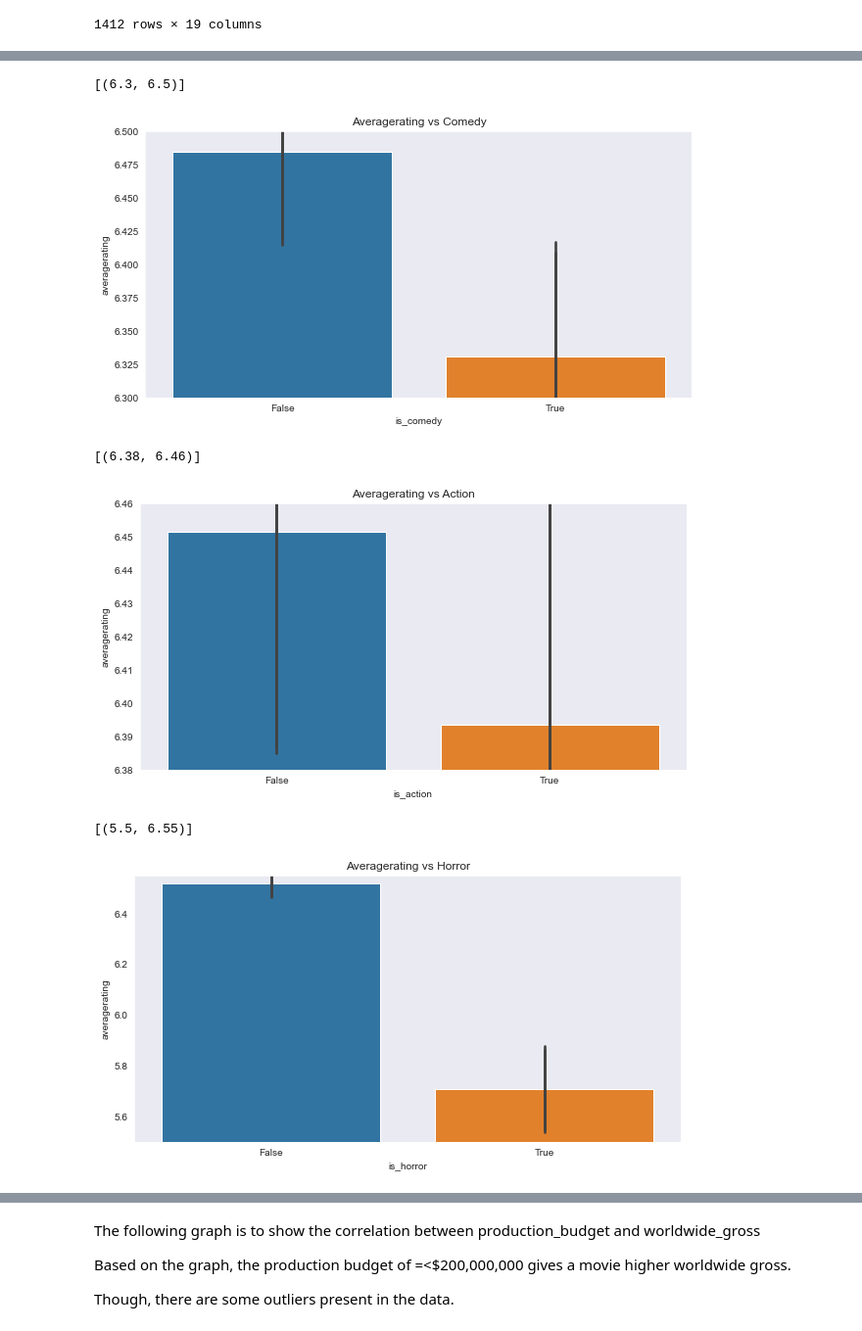
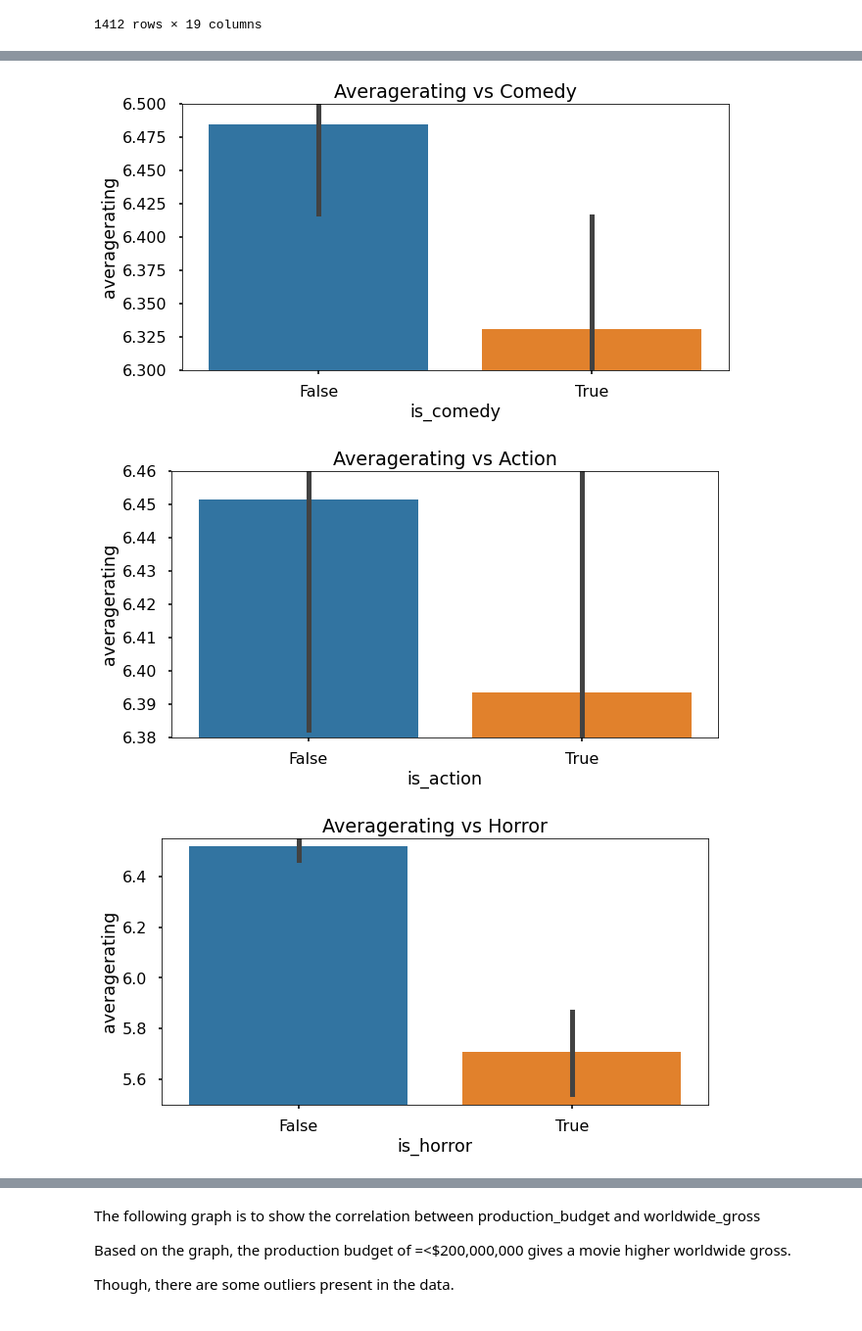
Before and after one commit to maliha1009/dsc-phase-1-project-v2-3, a Jupyter notebook: student.ipynb, the cells around one changed output, grey strips where cells are left out. Shown at 98% size. Cells and saved outputs as stored; diff of their text form; code cells hidden in the pictures.

```diff
--- a/student.ipynb
+++ b/student.ipynb
@@ -246,8 +236,10 @@ Any movie with higher than 115 mins have =<6 ratings.
 # %%
 #To draw bar graph:
-plt.figure(figsize=(100,20))
-plt.title("Average Rating vs Movie Run Time")
-sns.barplot(x = 'runtime_minutes', y = 'averagerating', data = filtered_all_df)
-g=sns.barplot(x = 'runtime_minutes', y = 'averagerating', data = filtered_all_df)
-g.set(ylim=(6.5, 8))
+with plt.style.context("seaborn-poster"):
+
+    plt.figure(figsize=(100,50))
+    plt.title("Average Rating vs Movie Run Time")
+    sns.barplot(x = 'runtime_minutes', y = 'averagerating', data = filtered_all_df)
+    g=sns.barplot(x = 'runtime_minutes', y = 'averagerating', data = filtered_all_df, color="#0e98e3")
+    g.set(ylim=(6.5, 8))
 # %% [output]
@@ -276,30 +276,30 @@ g.set(ylim=(6.3, 6.7))
 # %%
 #To draw bar graph:
-plt.figure(figsize=(10,5))
-plt.title("Averagerating vs Comedy")
-sns.barplot(x = 'is_comedy', y = 'averagerating', data = filtered_all_df)
-g=sns.barplot(x = 'is_comedy', y = 'averagerating', data = filtered_all_df)
-g.set(ylim=(6.30, 6.5))
+with plt.style.context("seaborn-poster"):
+
+    plt.figure(figsize=(10,5))
+    plt.title("Averagerating vs Comedy")
+    g=sns.barplot(x = 'is_comedy', y = 'averagerating', data = filtered_all_df)
+    g.set(ylim=(6.30, 6.5))
 # %% [output]
-[(6.3, 6.5)]
-[figure, old version]
+[figure, new version]
 # %%
 #To draw bar graph:
-plt.figure(figsize=(10,5))
-plt.title("Averagerating vs Action")
-sns.barplot(x = 'is_action', y = 'averagerating', data = filtered_all_df)
-g=sns.barplot(x = 'is_action', y = 'averagerating', data = filtered_all_df)
-g.set(ylim=(6.38, 6.46))
+with plt.style.context("seaborn-poster"):
+
+    plt.figure(figsize=(10,5))
+    plt.title("Averagerating vs Action")
+    g=sns.barplot(x = 'is_action', y = 'averagerating', data = filtered_all_df)
+    g.set(ylim=(6.38, 6.46))
 # %% [output]
-[(6.38, 6.46)]
-[figure, old version]
+[figure, new version]
 # %%
 #To draw bar graph:
-plt.figure(figsize=(10,5))
-plt.title("Averagerating vs Horror")
-sns.barplot(x = 'is_horror', y = 'averagerating', data = filtered_all_df)
-g=sns.barplot(x = 'is_horror', y = 'averagerating', data = filtered_all_df)
-g.set(ylim=(5.5, 6.55))
+with plt.style.context("seaborn-poster"):
+
+    plt.figure(figsize=(10,5))
+    plt.title("Averagerating vs Horror")
+    g=sns.barplot(x = 'is_horror', y = 'averagerating', data = filtered_all_df)
+    g.set(ylim=(5.5, 6.55))
 # %% [output]
-[(5.5, 6.55)]
-[figure, old version]
+[figure, new version]
```
Also changed, not shown: parts of 22 cells of this notebook.
